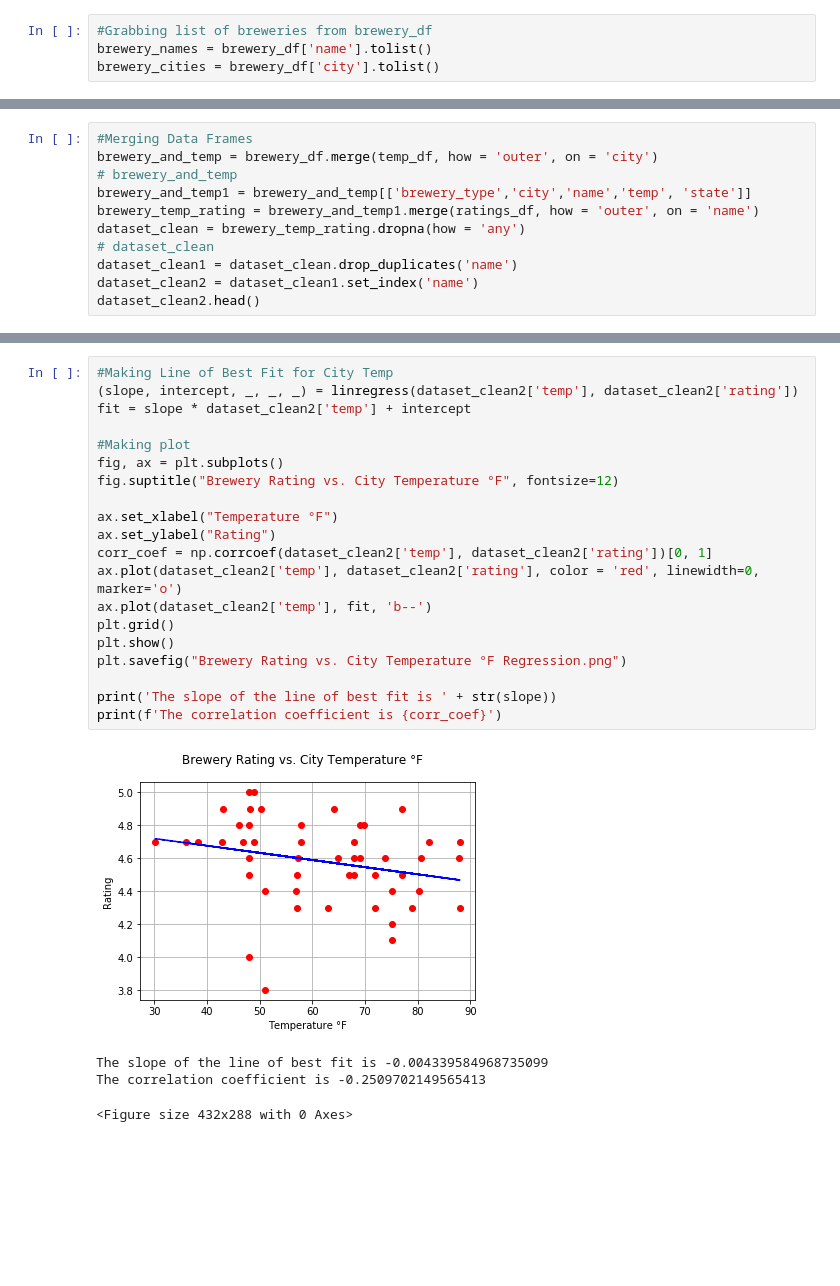
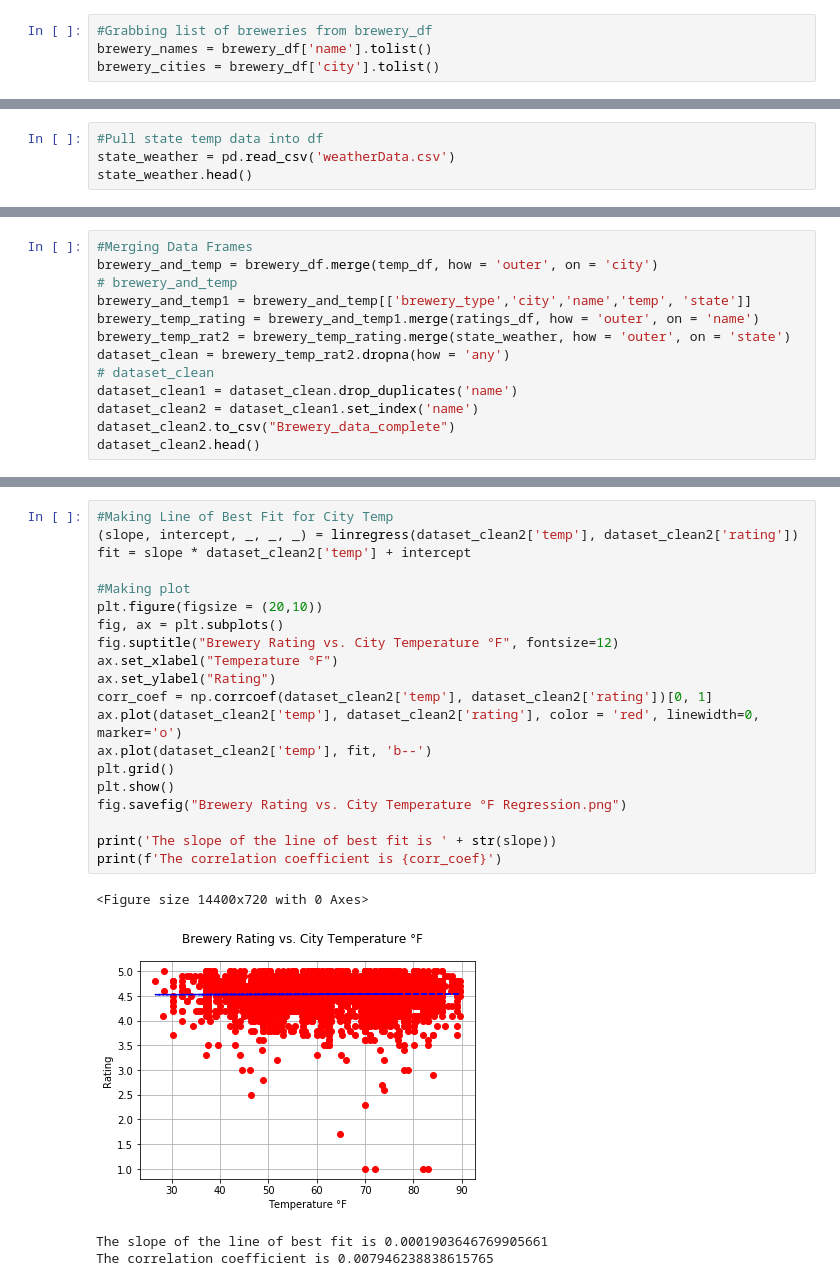
Before and after one commit to gmurphy794/InfoBeermatics, a Jupyter notebook: Beer Project Clean.ipynb, the cells around one changed output, grey strips where cells are left out. Saved outputs shown, nothing was run; the diff lists cells and outputs as text; blank space fills up the shorter version.

```diff
--- a/Beer Project Clean.ipynb
+++ b/Beer Project Clean.ipynb
@@ -212,0 +213,4 @@ ratings_df.head()
+# %%
+#Pull state temp data into df
+state_weather = pd.read_csv('weatherData.csv')
+state_weather.head()
@@ -216,9 +227,11 @@ brewery_and_temp = brewery_df.merge(temp_df, how = 'outer', on = 'city')
 # brewery_and_temp
 brewery_and_temp1 = brewery_and_temp[['brewery_type','city','name','temp', 'state']]
 brewery_temp_rating = brewery_and_temp1.merge(ratings_df, how = 'outer', on = 'name')
-dataset_clean = brewery_temp_rating.dropna(how = 'any')
+brewery_temp_rat2 = brewery_temp_rating.merge(state_weather, how = 'outer', on = 'state')
+dataset_clean = brewery_temp_rat2.dropna(how = 'any')
 # dataset_clean
 dataset_clean1 = dataset_clean.drop_duplicates('name')
 dataset_clean2 = dataset_clean1.set_index('name')
+dataset_clean2.to_csv("Brewery_data_complete")
 dataset_clean2.head()
 # %% [output]
@@ -321,26 +366,26 @@ plt.savefig("Brewery Types by State.png")
 # %%
 #Making Line of Best Fit for City Temp
 (slope, intercept, _, _, _) = linregress(dataset_clean2['temp'], dataset_clean2['rating'])
 fit = slope * dataset_clean2['temp'] + intercept
 
 #Making plot
+plt.figure(figsize = (20,10))
 fig, ax = plt.subplots()
 fig.suptitle("Brewery Rating vs. City Temperature °F", fontsize=12)
-
 ax.set_xlabel("Temperature °F")
 ax.set_ylabel("Rating")
 corr_coef = np.corrcoef(dataset_clean2['temp'], dataset_clean2['rating'])[0, 1]
 ax.plot(dataset_clean2['temp'], dataset_clean2['rating'], color = 'red', linewidth=0, marker='o')
 ax.plot(dataset_clean2['temp'], fit, 'b--')
 plt.grid()
 plt.show()
-plt.savefig("Brewery Rating vs. City Temperature °F Regression.png")
+fig.savefig("Brewery Rating vs. City Temperature °F Regression.png")
 
 print('The slope of the line of best fit is ' + str(slope))
 print(f'The correlation coefficient is {corr_coef}')
 # %% [output]
+<Figure size 14400x720 with 0 Axes>
-[figure, old version]
+[figure, new version]
-The slope of the line of best fit is -0.004339584968735099
-The correlation coefficient is -0.2509702149565413
-<Figure size 432x288 with 0 Axes>
+The slope of the line of best fit is 0.0001903646769905661
+The correlation coefficient is 0.007946238838615765
 # %%
```
Also changed, not shown: parts of 17 cells of this notebook, 10 other files.
